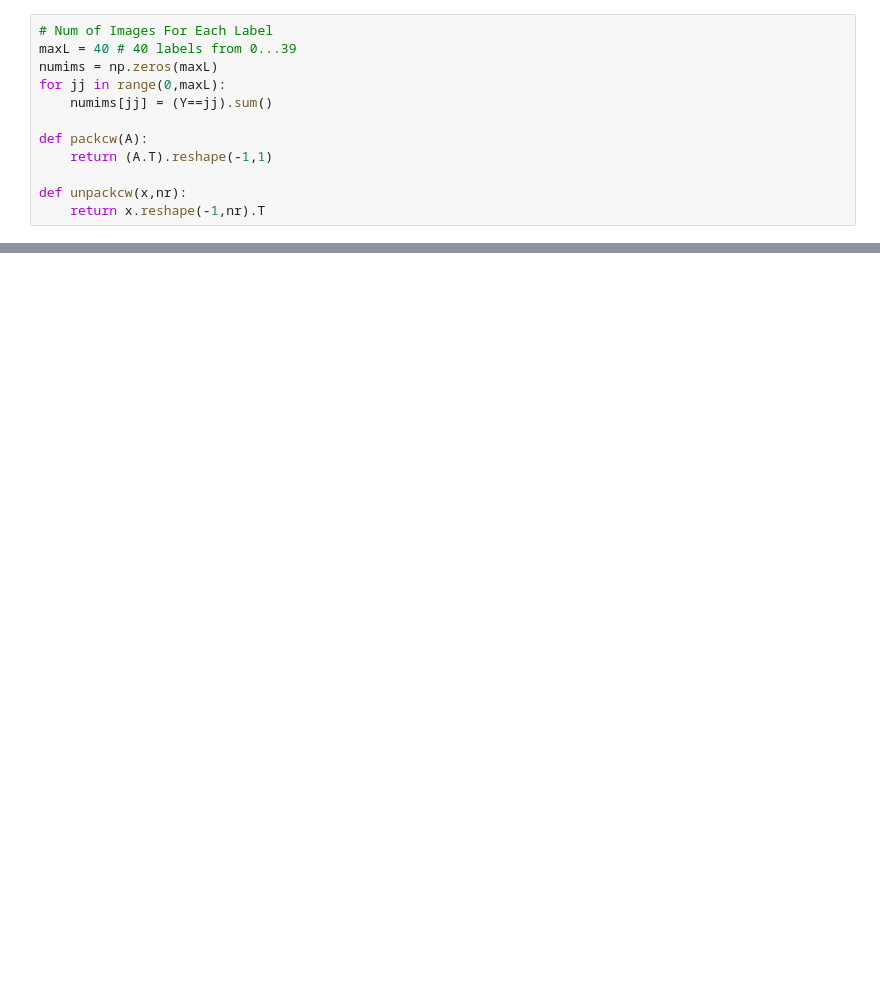
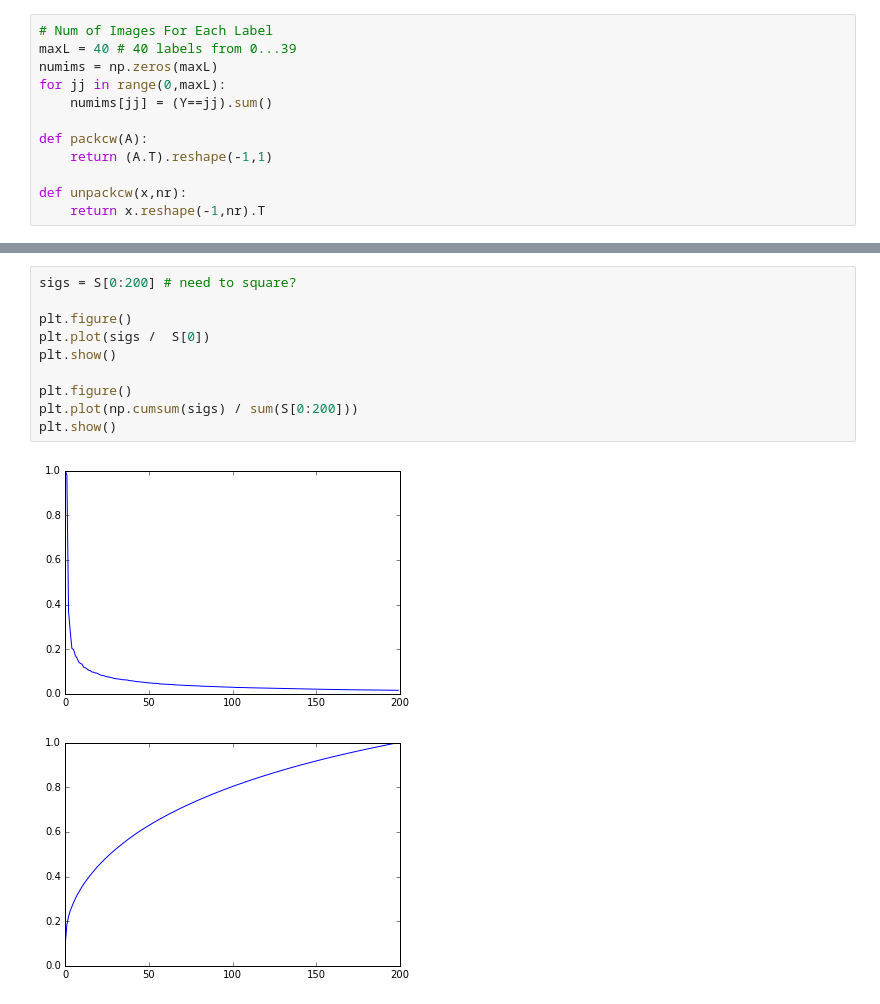
Before and after one commit to devanshg25/Facial_Recognition_Software, a Jupyter notebook: devanshg_tzjin_project1.ipynb, the cells around one changed output, grey strips where cells are left out. Saved outputs shown, nothing was run; the diff lists cells and outputs as text; blank space fills up the shorter version.

```diff
--- a/devanshg_tzjin_project1.ipynb
+++ b/devanshg_tzjin_project1.ipynb
@@ -66,0 +73,13 @@ plt.show()
+# %%
+sigs = S[0:200] # need to square?
+
+plt.figure()
+plt.plot(sigs /  S[0])
+plt.show()
+
+plt.figure()
+plt.plot(np.cumsum(sigs) / sum(S[0:200]))
+plt.show()
+# %% [output]
+[figure, added]
+[figure, added]
```
Also changed, not shown: parts of 10 cells of this notebook.
